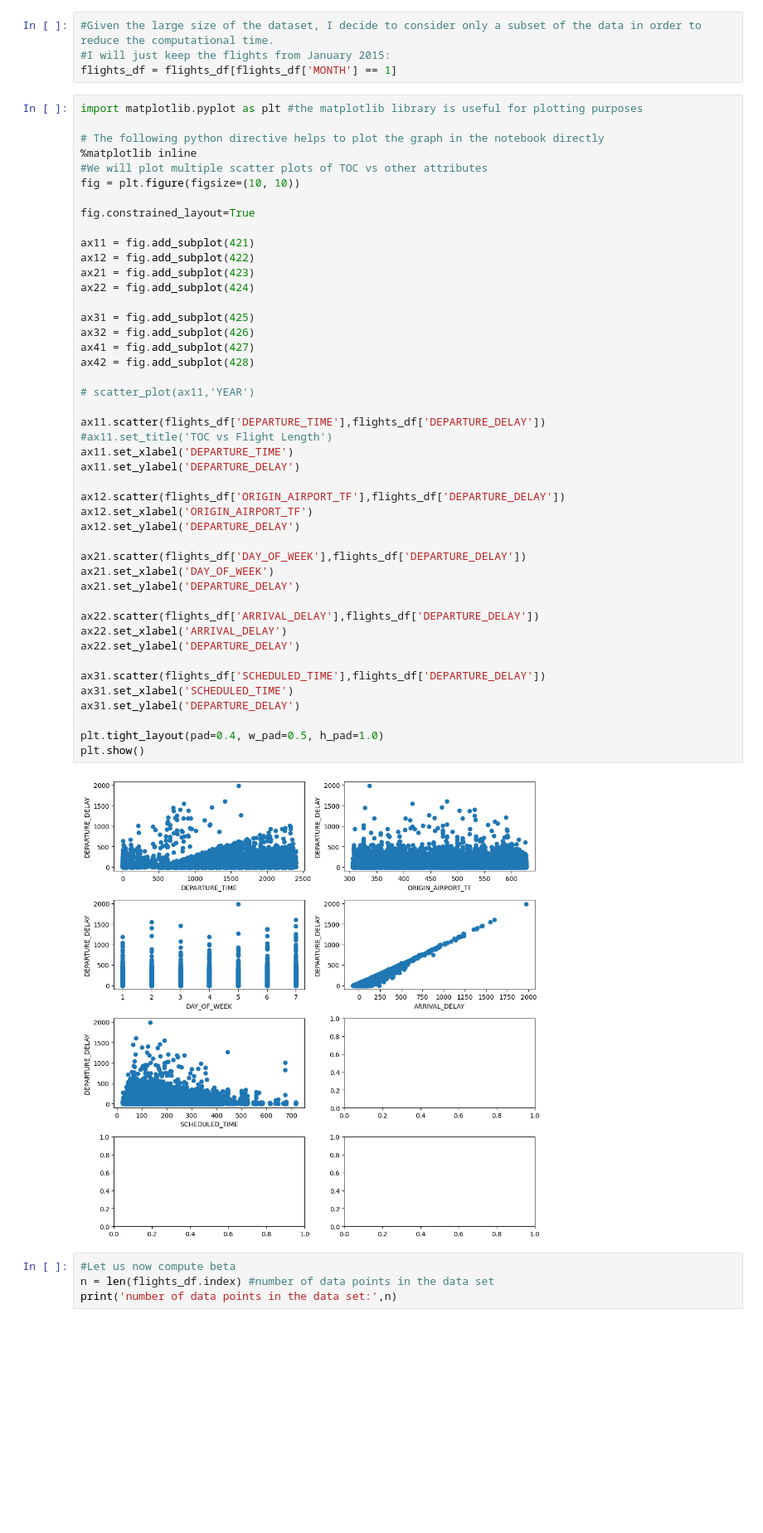
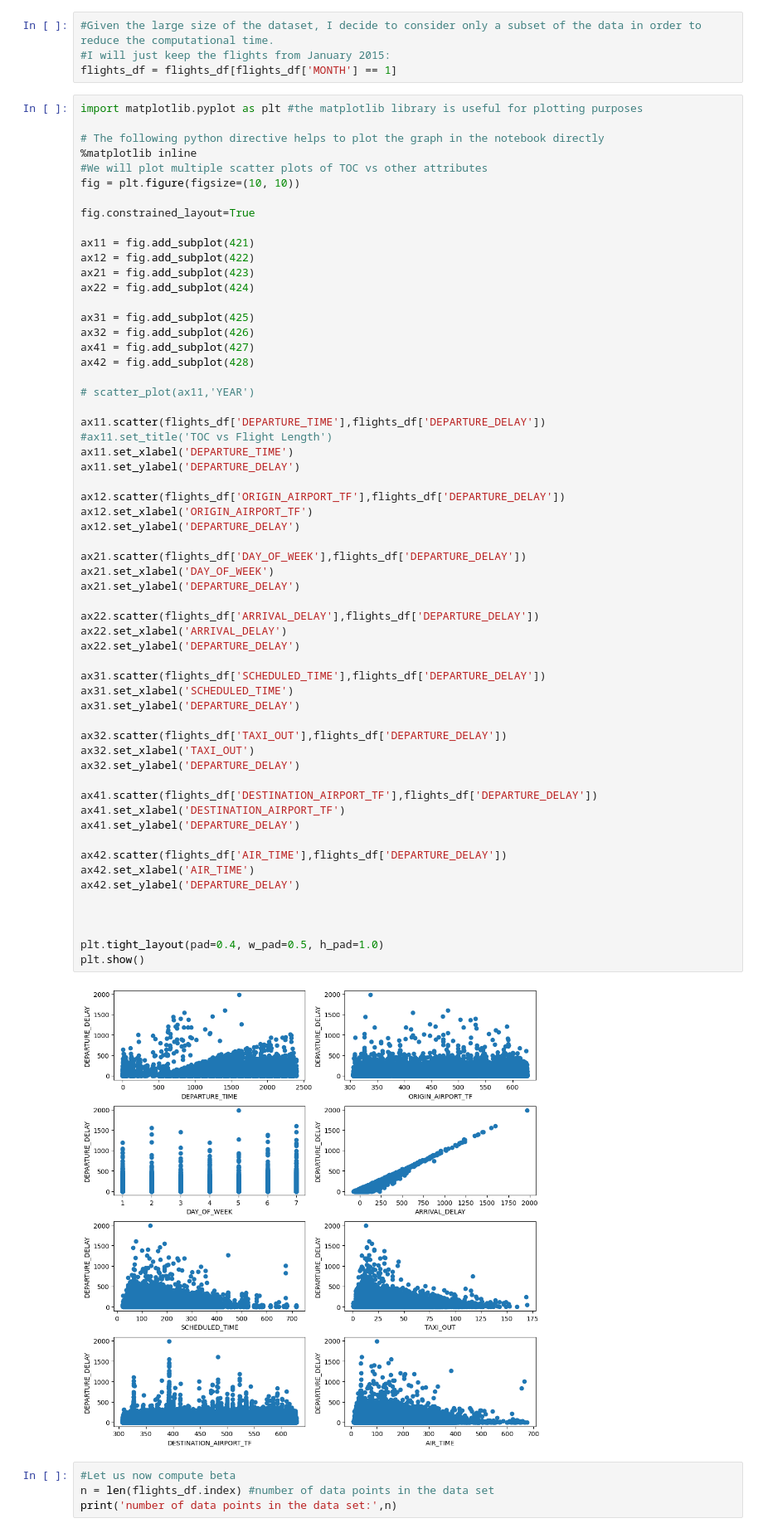
Before and after one commit to arvind-maurya/IIML_Group_Project, a Jupyter notebook: Predicting_Flight_Delay_Trial.ipynb, the cells around one changed output. Shown at 83% size. Saved outputs shown, nothing was run; the diff lists cells and outputs as text; blank space fills up the shorter version.

```diff
--- a/Predicting_Flight_Delay_Trial.ipynb
+++ b/Predicting_Flight_Delay_Trial.ipynb
@@ -219,34 +219,48 @@ ax31 = fig.add_subplot(425)
 ax32 = fig.add_subplot(426)
 ax41 = fig.add_subplot(427)
 ax42 = fig.add_subplot(428)
 
 # scatter_plot(ax11,'YEAR')
 
 ax11.scatter(flights_df['DEPARTURE_TIME'],flights_df['DEPARTURE_DELAY'])
 #ax11.set_title('TOC vs Flight Length')
 ax11.set_xlabel('DEPARTURE_TIME')
 ax11.set_ylabel('DEPARTURE_DELAY')
 
 ax12.scatter(flights_df['ORIGIN_AIRPORT_TF'],flights_df['DEPARTURE_DELAY'])
 ax12.set_xlabel('ORIGIN_AIRPORT_TF')
 ax12.set_ylabel('DEPARTURE_DELAY')
 
 ax21.scatter(flights_df['DAY_OF_WEEK'],flights_df['DEPARTURE_DELAY'])
 ax21.set_xlabel('DAY_OF_WEEK')
 ax21.set_ylabel('DEPARTURE_DELAY')
 
 ax22.scatter(flights_df['ARRIVAL_DELAY'],flights_df['DEPARTURE_DELAY'])
 ax22.set_xlabel('ARRIVAL_DELAY')
 ax22.set_ylabel('DEPARTURE_DELAY')
 
 ax31.scatter(flights_df['SCHEDULED_TIME'],flights_df['DEPARTURE_DELAY'])
 ax31.set_xlabel('SCHEDULED_TIME')
 ax31.set_ylabel('DEPARTURE_DELAY')
 
+ax32.scatter(flights_df['TAXI_OUT'],flights_df['DEPARTURE_DELAY'])
+ax32.set_xlabel('TAXI_OUT')
+ax32.set_ylabel('DEPARTURE_DELAY')
+
+ax41.scatter(flights_df['DESTINATION_AIRPORT_TF'],flights_df['DEPARTURE_DELAY'])
+ax41.set_xlabel('DESTINATION_AIRPORT_TF')
+ax41.set_ylabel('DEPARTURE_DELAY')
+
+ax42.scatter(flights_df['AIR_TIME'],flights_df['DEPARTURE_DELAY'])
+ax42.set_xlabel('AIR_TIME')
+ax42.set_ylabel('DEPARTURE_DELAY')
+
+
+
 plt.tight_layout(pad=0.4, w_pad=0.5, h_pad=1.0)
 plt.show()
 # %% [output]
-[figure, old version]
+[figure, new version]
 # %%
 #Let us now compute beta
 n = len(flights_df.index) #number of data points in the data set
```
Also changed, not shown: parts of 1 cell of this notebook.
